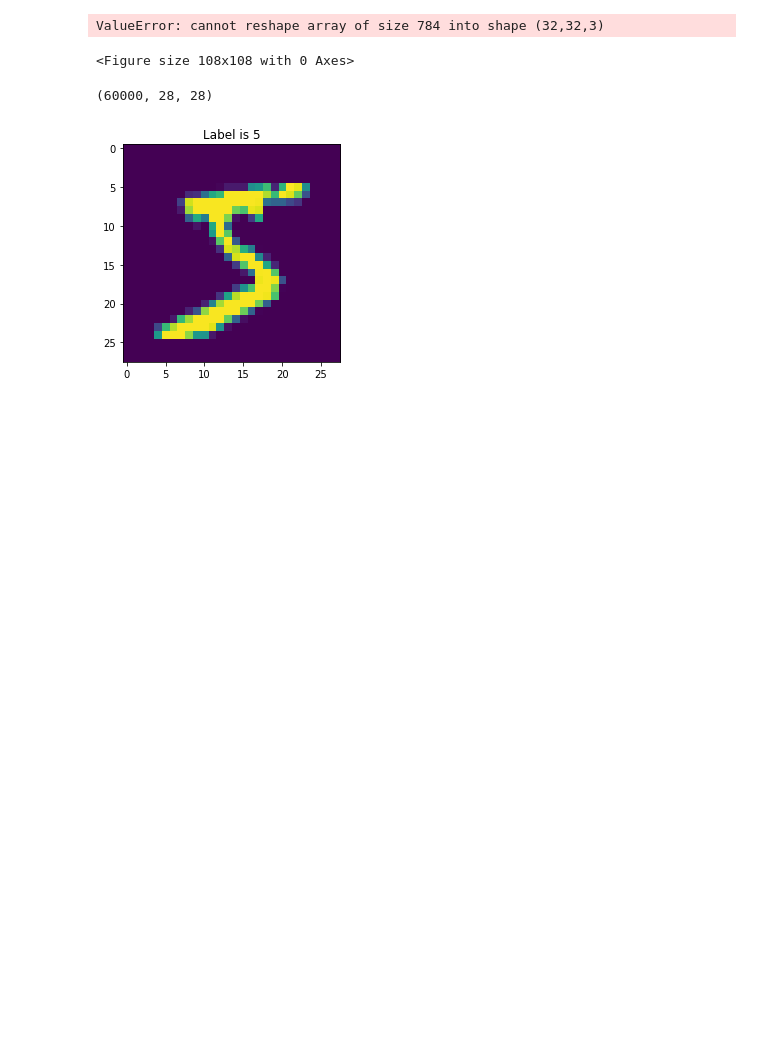
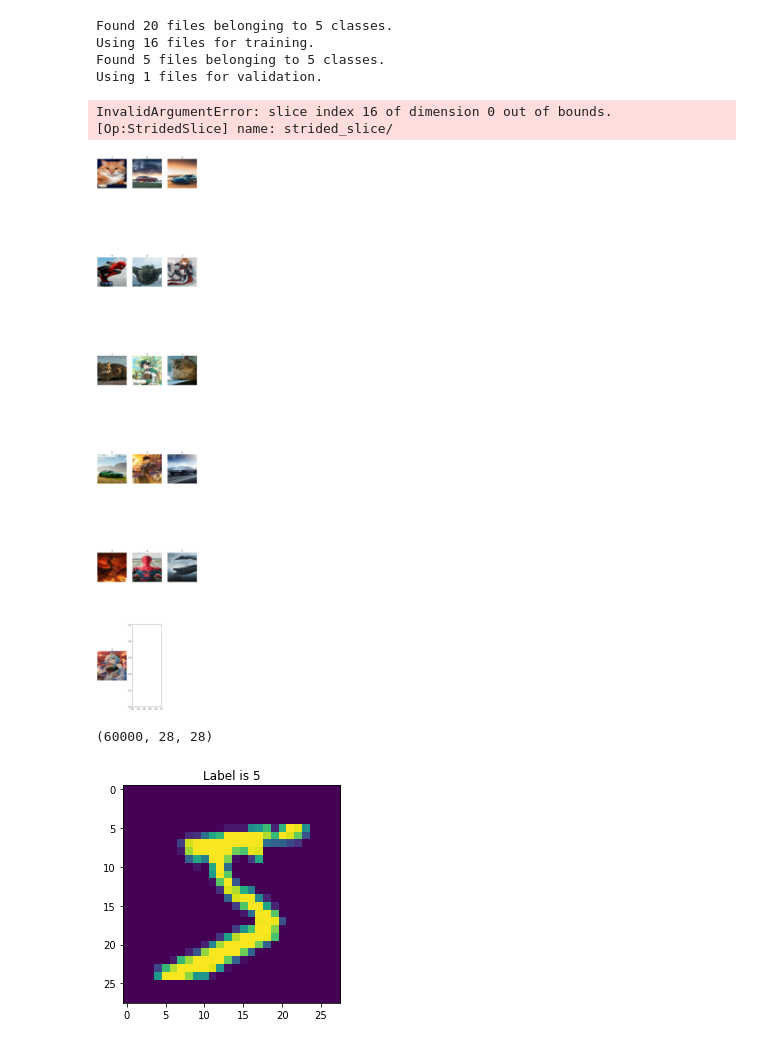
Before and after one commit to Alepes-8/D7041E, a Jupyter notebook: lab1/D7041E_code_for_lab1.ipynb, the cells around one changed output. Saved outputs shown, nothing was run; the diff lists cells and outputs as text; code cells hidden in the pictures; blank space fills up the shorter version.

```diff
--- a/lab1/D7041E_code_for_lab1.ipynb
+++ b/lab1/D7041E_code_for_lab1.ipynb
@@ -5,21 +5,44 @@ from matplotlib import pyplot as plt
 from keras.datasets import mnist
 import tensorflow as tf
 import tensorflow_datasets as tfds
-# %%
-(Xtr, Ltr), (X_test, L_test)=mnist.load_data()
-
-def plotImage(X):
-    plt.figure(figsize=(1.5, 1.5))
-    plt.imshow(Xtr.reshape(32,32,3))
-    plt.show()
-    plt.close()
-
-X = Xtr[:1000]
-
-plotImage(X[12, :])
-# %% [output]
-ValueError: cannot reshape array of size 784 into shape (32,32,3)
-<Figure size 108x108 with 0 Axes>
+# %%
+(Xtr, Ltr), (X_test, L_test)=mnist.load_data()
+image_size = (180,180)
+batch_size = 32
+
+train_ds = tf.keras.preprocessing.image_dataset_from_directory(
+    "dataset/train",
+    validation_split = 0.2,
+    subset = "training",
+    seed = 1337,
+    image_size = image_size,
+    batch_size = batch_size,
+)
+val_ds = tf.keras.preprocessing.image_dataset_from_directory(
+    "dataset/test",
+    validation_split = 0.2,
+    subset = "validation",
+    seed = 1337,
+    image_size = image_size,
+    batch_size = batch_size,
+)
+
+import matplotlib.pyplot as plt
+
+plt.figure(figsize=(10, 10))
+for images, labels in train_ds.take(1):
+    for i in range(9):
+        ax = plt.subplot(3, 3, i + 1)
+        plt.imshow(images[i].numpy().astype("uint8"))
+        plt.title(int(labels[i]))
+        plt.axis("off")
+# %% [output]
+Found 20 files belonging to 5 classes.
+Using 16 files for training.
+Found 5 files belonging to 5 classes.
+Using 1 files for validation.
+InvalidArgumentError: slice index 16 of dimension 0 out of bounds. [Op:StridedSlice] name: strided_slice/
+[figure, added]
 # %%
 Xtr.shape
 # %% [output]
```
